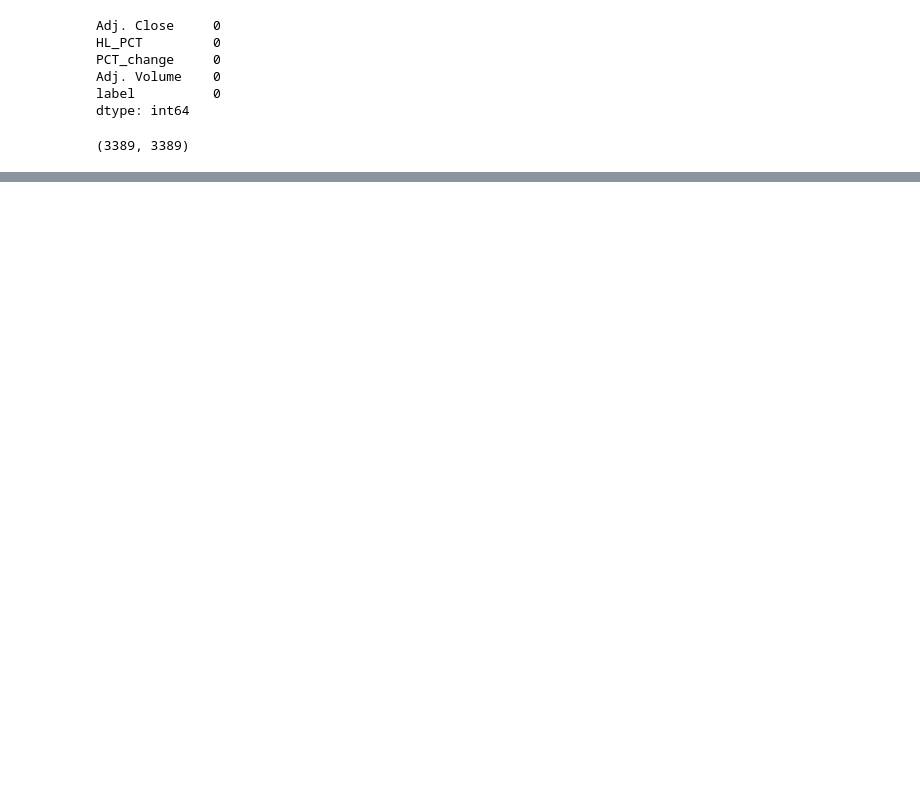
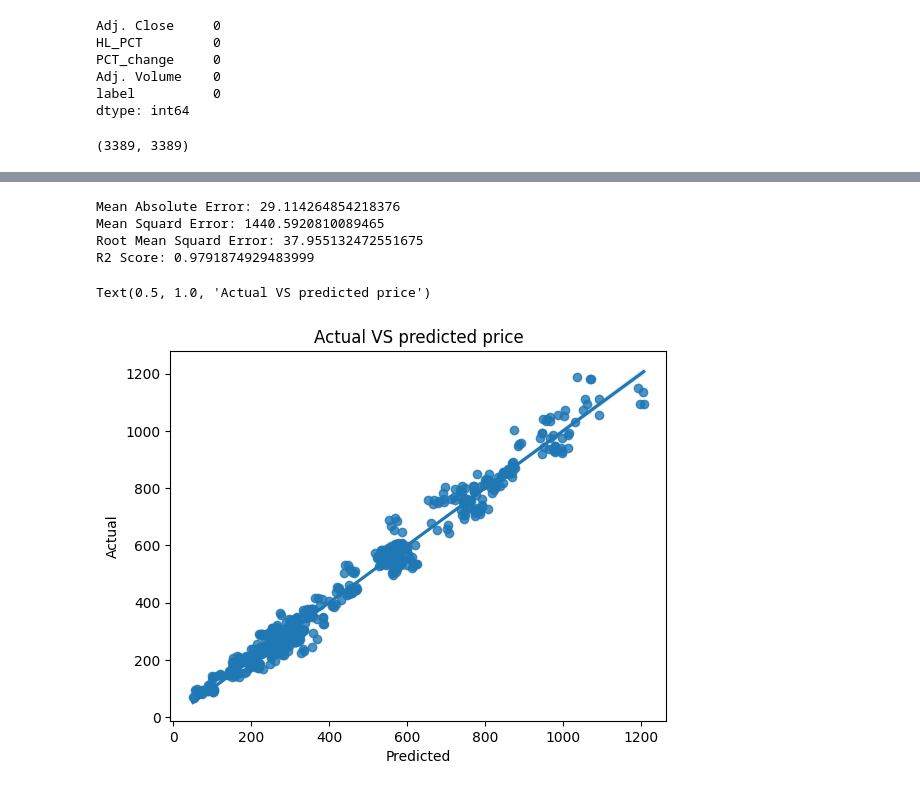
Before and after one commit to MbuyiseloNtando/Stock-prices, a Jupyter notebook: Untitled12.ipynb, the cells around one changed output, grey strips where cells are left out. Cells and saved outputs as stored; diff of their text form; code cells hidden in the pictures; blank space fills up the shorter version.

```diff
--- a/Untitled12.ipynb
+++ b/Untitled12.ipynb
@@ -122,7 +145,5 @@ dtype: int64
 len(X), len(y)
 # %% [output]
 (3389, 3389)
-# %%
-y = preprocessing.scale(y)
 # %%
 X_train, X_test, y_train, y_test = train_test_split(X, y, test_size=0.2)
@@ -130,0 +150,3 @@ NameError: name 'train_test_split' is not defined
+# %%
+model=LinearRegression()
+model.fit(X_train,y_train)
@@ -130,0 +155,2 @@ NameError: name 'train_test_split' is not defined
+# %%
+y_pred= model.predict(X_test)
@@ -130,0 +179,19 @@ NameError: name 'train_test_split' is not defined
+# %%
+#Error evaluation
+print ('Mean Absolute Error:', metrics.mean_absolute_error (y_test, y_pred))
+print ('Mean Squard Error:', metrics.mean_squared_error (y_test, y_pred))
+print ('Root Mean Squard Error:', np.sqrt (metrics.mean_squared_error (y_test, y_pred)))
+print ('R2 Score:', metrics.r2_score(y_test, y_pred))
+# %% [output]
+Mean Absolute Error: 29.114264854218376
+Mean Squard Error: 1440.5920810089465
+Root Mean Squard Error: 37.955132472551675
+R2 Score: 0.9791874929483999
+# %%
+sns.regplot(x=y_pred, y=y_test)
+plt.xlabel ('Predicted')
+plt.ylabel ('Actual')
+plt.title('Actual VS predicted price')
+# %% [output]
+Text(0.5, 1.0, 'Actual VS predicted price')
+[figure, added]
```
Also changed, not shown: parts of 12 cells of this notebook.
